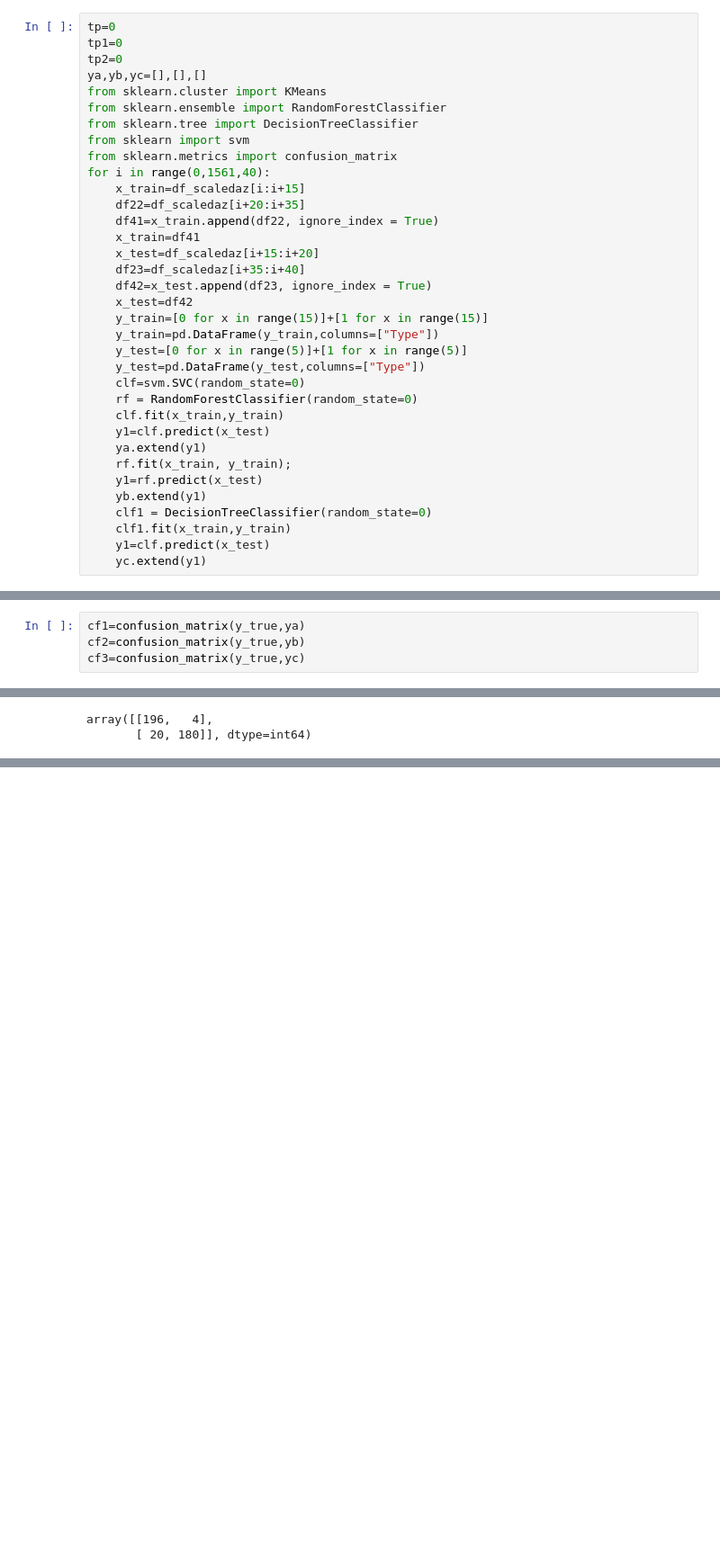
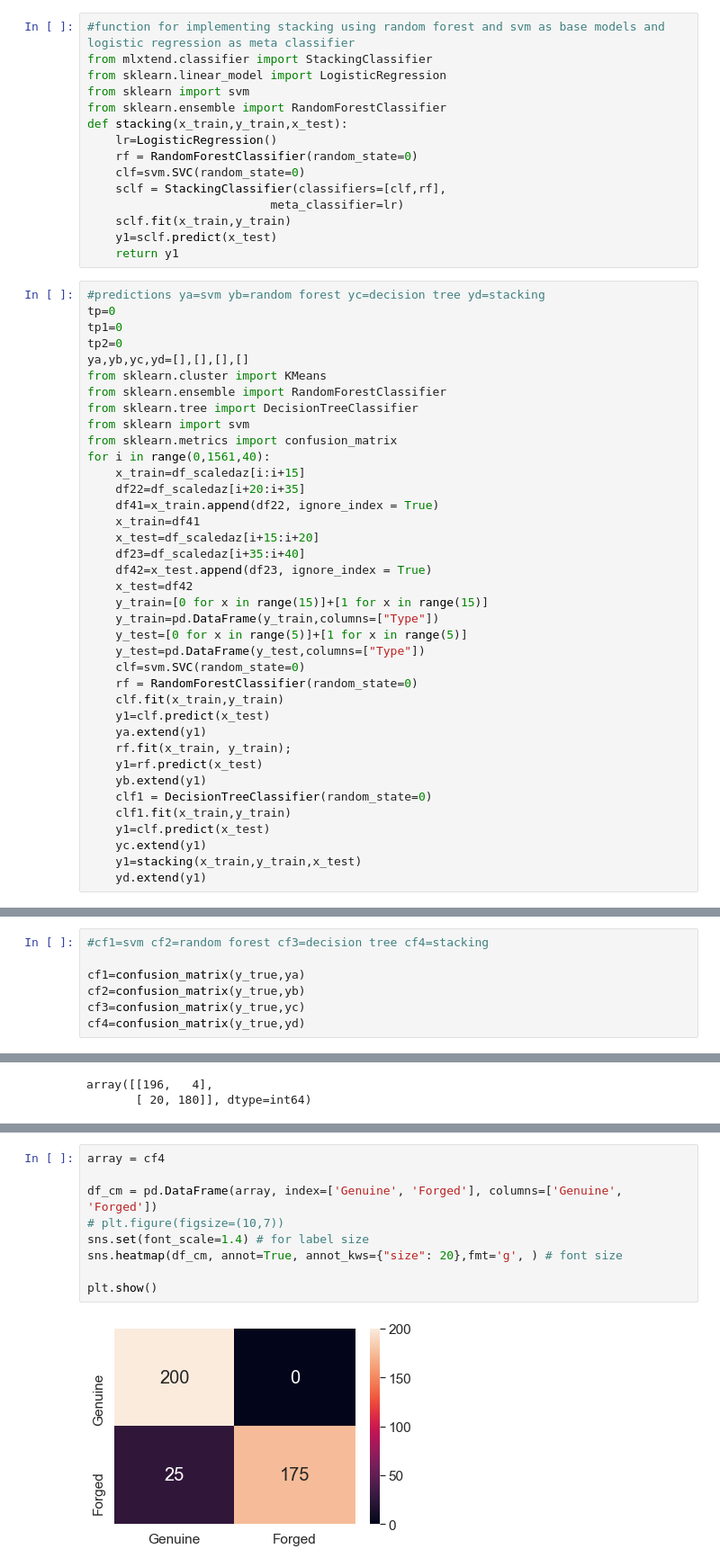
Before and after one commit to sherlockwayne/Signature-Recognition, a Jupyter notebook: Untitled9.ipynb, the cells around one changed output, grey strips where cells are left out. Shown at 90% size. Drawn from its saved outputs; the diff is of its cells as text; blank space fills up the shorter version.

Commit message:
Update Untitled9.ipynb
after stacking

```diff
--- a/Untitled9.ipynb
+++ b/Untitled9.ipynb
@@ -144,8 +96,24 @@ df_scaledaz
+# %%
+#function for implementing stacking using random forest and svm as base models and logistic regression as meta classifier
+from mlxtend.classifier import StackingClassifier
+from sklearn.linear_model import LogisticRegression
+from sklearn import svm
+from sklearn.ensemble import RandomForestClassifier
+def stacking(x_train,y_train,x_test):
+    lr=LogisticRegression()
+    rf = RandomForestClassifier(random_state=0)
+    clf=svm.SVC(random_state=0)
+    sclf = StackingClassifier(classifiers=[clf,rf],
+                          meta_classifier=lr)
+    sclf.fit(x_train,y_train)
+    y1=sclf.predict(x_test)
+    return y1
 # %%
+#predictions ya=svm yb=random forest yc=decision tree yd=stacking
 tp=0
 tp1=0
 tp2=0
-ya,yb,yc=[],[],[]
+ya,yb,yc,yd=[],[],[],[]
 from sklearn.cluster import KMeans
 from sklearn.ensemble import RandomForestClassifier
 from sklearn.tree import DecisionTreeClassifier
@@ -176,6 +144,8 @@ for i in range(0,1561,40):
     clf1.fit(x_train,y_train)
     y1=clf.predict(x_test)
     yc.extend(y1)
+    y1=stacking(x_train,y_train,x_test)
+    yd.extend(y1)
 # %%
 y_t=[0 for x in range(5)]+[1 for x in range(5)]
 y_true=[]
@@ -183,9 +153,12 @@ y_true=[]
 for x in range(40):
     y_true.extend(y_t)
 # %%
+#cf1=svm cf2=random forest cf3=decision tree cf4=stacking
+
 cf1=confusion_matrix(y_true,ya)
 cf2=confusion_matrix(y_true,yb)
 cf3=confusion_matrix(y_true,yc)
+cf4=confusion_matrix(y_true,yd)
 # %%
 cf1
 # %% [output]
@@ -224,0 +193,11 @@ sns.heatmap(array,annot=True,fmt='g')
+# %%
+array = cf4
+
+df_cm = pd.DataFrame(array, index=['Genuine', 'Forged'], columns=['Genuine', 'Forged'])
+# plt.figure(figsize=(10,7))
+sns.set(font_scale=1.4) # for label size
+sns.heatmap(df_cm, annot=True, annot_kws={"size": 20},fmt='g', ) # font size
+
+plt.show()
+# %% [output]
+[figure, added]
```
Also changed, not shown: parts of 13 cells of this notebook.
